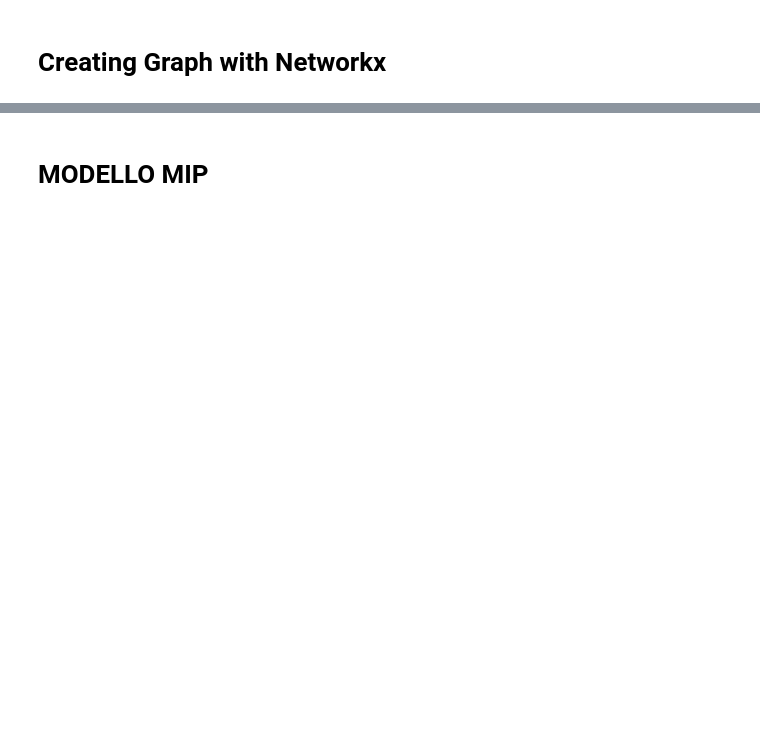
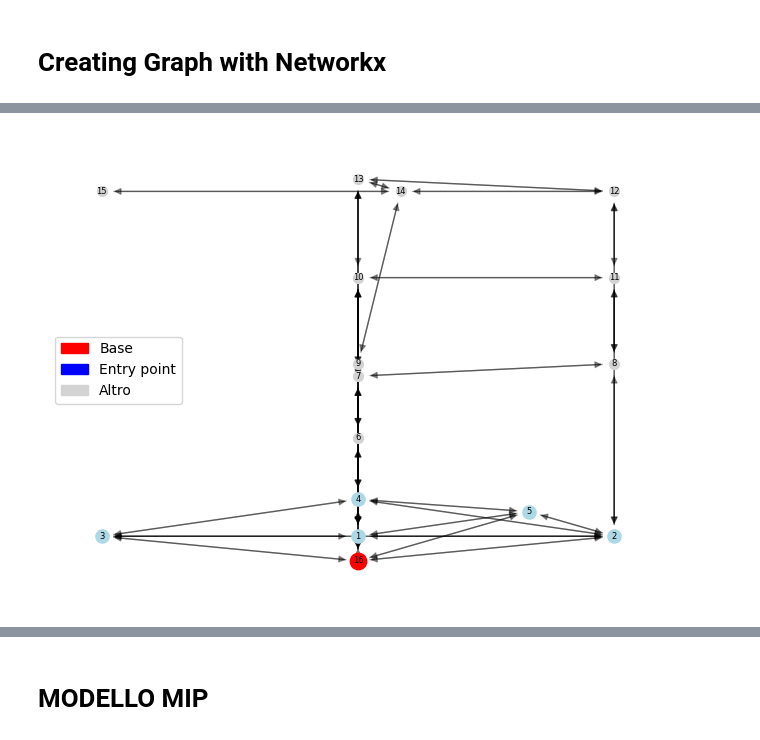
Before and after one commit to CompagnoniAndrea/drone-route-optimization, a Jupyter notebook: Big_project.ipynb, the cells around one changed output, grey strips where cells are left out. Cells and saved outputs as stored; diff of their text form; code cells hidden in the pictures; blank space fills up the shorter version.

```diff
--- a/Big_project.ipynb
+++ b/Big_project.ipynb
@@ -260,3 +262,32 @@ nx.draw_networkx(G, node_size=50, font_size=8)
+# %%
+# mappa posizioni (index di `building` sono gli id dei nodi)
+pos = {int(idx): (row["x"], row["y"]) for idx, row in building.iterrows()}
+
+# suddividi i nodi per tipo
+base_nodes = [int(idx) for idx, row in building.iterrows() if row.get("is_base", False)]
+entry_nodes = [int(idx) for idx, row in building.iterrows() if row.get("is_entry_point", False) and not row.get("is_base", False)]
+other_nodes = [n for n in G.nodes() if n not in base_nodes + entry_nodes]
+
+plt.figure(figsize=(8,6))
+nx.draw_networkx_nodes(G, pos, nodelist=other_nodes, node_size=50, node_color="lightgray")
+nx.draw_networkx_nodes(G, pos, nodelist=entry_nodes, node_size=90, node_color="lightblue")
+nx.draw_networkx_nodes(G, pos, nodelist=base_nodes, node_size=140, node_color="red")
+nx.draw_networkx_edges(G, pos, alpha=0.4)
+# opzionale: etichette
+nx.draw_networkx_labels(G, pos, font_size=6)
+
+# legenda
+import matplotlib.patches as mpatches
+legend_handles = [
+    mpatches.Patch(color="red", label="Base"),
+    mpatches.Patch(color="blue", label="Entry point"),
+    mpatches.Patch(color="lightgray", label="Altro")
+]
+plt.legend(handles=legend_handles)
+plt.axis("off")
+plt.show()
+# %% [output]
+[figure, added]
 # %%
 # For example, accessing edge attributes
 
```
Also changed, not shown: parts of 14 cells of this notebook, 3 other files.
